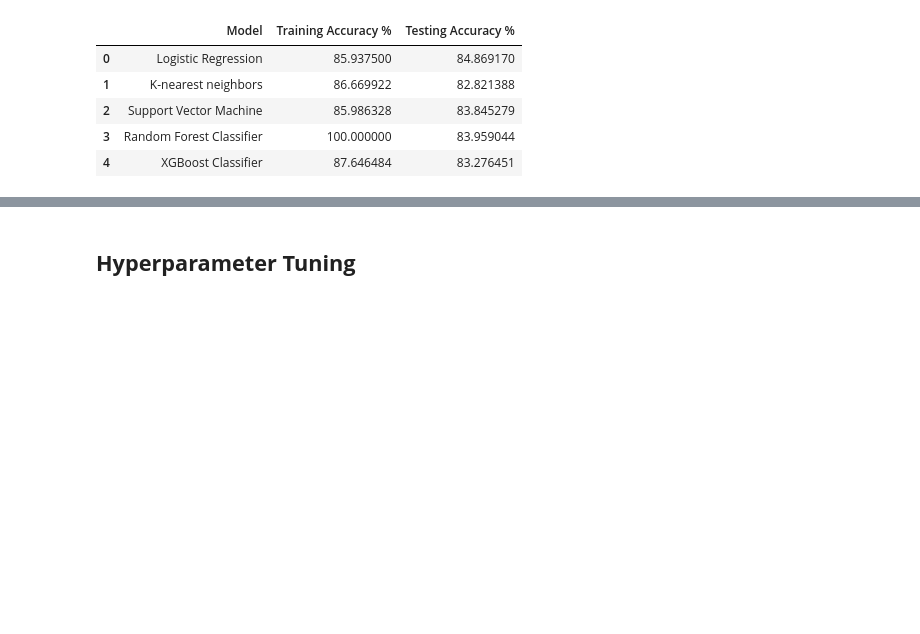
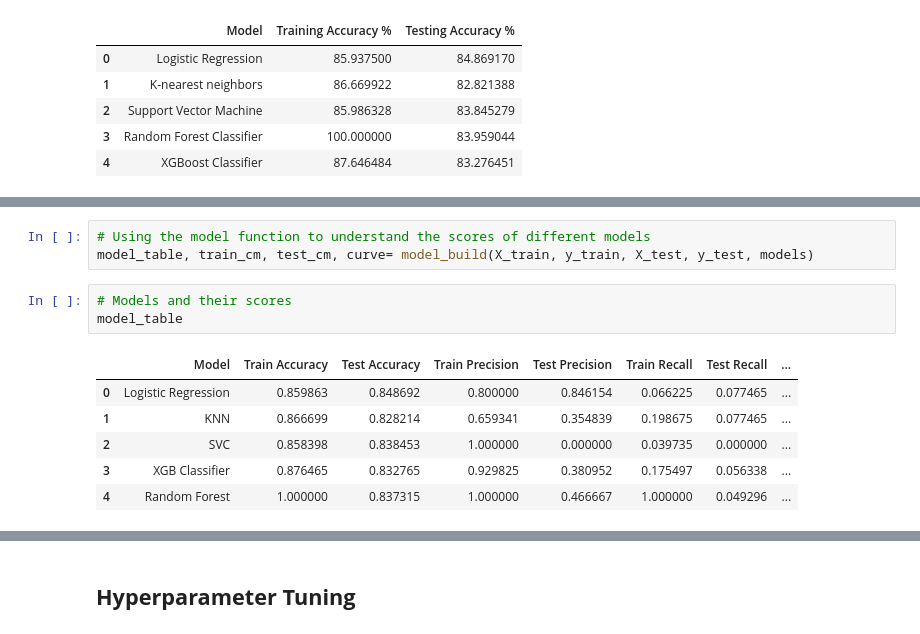
Before and after one commit to Sara19598/Cardiovascular-Risk-Prediction-ML-Classification, a Jupyter notebook: Cardiovascular_Risk_Prediction_Poonam.ipynb, the cells around one changed output, grey strips where cells are left out. Cells and saved outputs as stored; diff of their text form; blank space fills up the shorter version.

```diff
--- a/Cardiovascular_Risk_Prediction_Poonam.ipynb
+++ b/Cardiovascular_Risk_Prediction_Poonam.ipynb
@@ -913,0 +1013,13 @@ results_df
+# %%
+# Using the model function to understand the scores of different models
+model_table, train_cm, test_cm, curve= model_build(X_train, y_train, X_test, y_test, models)
+# %%
+# Models and their scores
+model_table
+# %% [output]
+|  | Model | Train Accuracy | Test Accuracy | Train Precision | Test Precision | Train Recall | Test Recall | ... |
+| 0 | Logistic Regression | 0.859863 | 0.848692 | 0.800000 | 0.846154 | 0.066225 | 0.077465 | ... |
+| 1 | KNN | 0.866699 | 0.828214 | 0.659341 | 0.354839 | 0.198675 | 0.077465 | ... |
+| 2 | SVC | 0.858398 | 0.838453 | 1.000000 | 0.000000 | 0.039735 | 0.000000 | ... |
+| 3 | XGB Classifier | 0.876465 | 0.832765 | 0.929825 | 0.380952 | 0.175497 | 0.056338 | ... |
+| 4 | Random Forest | 1.000000 | 0.837315 | 1.000000 | 0.466667 | 1.000000 | 0.049296 | ... |
```
Also changed, not shown: parts of 31 cells of this notebook.
